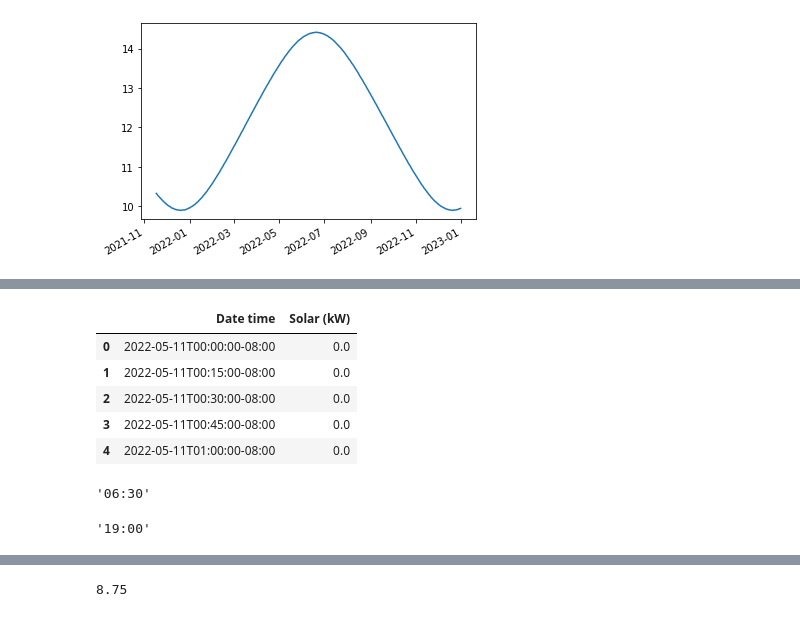
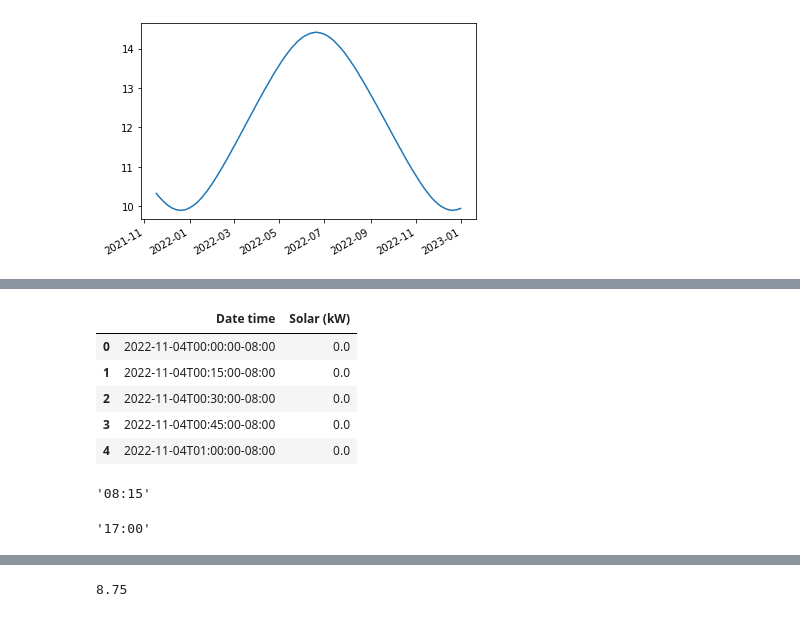
Before and after one commit to nickmccarty/solar-energy-predictor, a Jupyter notebook: notebooks/2 - analysis/b - Sunlight Duration EDA.ipynb, the cells around one changed output, grey strips where cells are left out. Cells and saved outputs as stored; diff of their text form; code cells hidden in the pictures.

Commit message:
commented code finally

```diff
--- a/notebooks/2 - analysis/b - Sunlight Duration EDA.ipynb
+++ b/notebooks/2 - analysis/b - Sunlight Duration EDA.ipynb
@@ -73,25 +96,35 @@ Name: 2022-11-04 00:00:00, dtype: object
 # %%
-spot_check_11_4_2022 = pd.read_csv('https://gist.githubusercontent.com/nickmccarty/06d8a3bffa6c5511261ea0213faa06b3/raw/934c91f1469a4c7d0d1ce744a0c1840b1c792967/gistfile1.txt', sep='\t')
-spot_check_5_11_2022 = pd.read_csv('https://gist.githubusercontent.com/nickmccarty/f41939563ec8402b685a1b6738e1bb0b/raw/127bbfba99ceaa73a5f489f1eeacfbc59b55564f/gistfile1.txt', sep='\t')
-spot_check_11_17_2021 = pd.read_csv('https://gist.githubusercontent.com/nickmccarty/1bff533269b24d51f97d46f9e09f816e/raw/c841a38502937d5cfd72e65d4ca4f55677483116/gistfile1.txt', sep='\t')
-solar_spot_check = spot_check_5_11_2022
+# Pulling in a few days of solar data to use as a way to evaluate the difference between
+# the recorded daylength and the total number of hours per day that the solar panels are
+# collecting/generating energy
+
+solar_data_11_4_2022 = pd.read_csv('https://gist.githubusercontent.com/nickmccarty/06d8a3bffa6c5511261ea0213faa06b3/raw/934c91f1469a4c7d0d1ce744a0c1840b1c792967/gistfile1.txt', sep='\t')
+solar_data_5_11_2022 = pd.read_csv('https://gist.githubusercontent.com/nickmccarty/f41939563ec8402b685a1b6738e1bb0b/raw/127bbfba99ceaa73a5f489f1eeacfbc59b55564f/gistfile1.txt', sep='\t')
+solar_data_11_17_2021 = pd.read_csv('https://gist.githubusercontent.com/nickmccarty/1bff533269b24d51f97d46f9e09f816e/raw/c841a38502937d5cfd72e65d4ca4f55677483116/gistfile1.txt', sep='\t')
+
+solar_spot_check = solar_data_11_4_2022
+
 solar_spot_check.head()
 # %% [output]
 |  | Date time | Solar (kW) |
-| 0 | 2022-05-11T00:00:00-08:00 | 0.0 |
-| 1 | 2022-05-11T00:15:00-08:00 | 0.0 |
-| 2 | 2022-05-11T00:30:00-08:00 | 0.0 |
-| 3 | 2022-05-11T00:45:00-08:00 | 0.0 |
-| 4 | 2022-05-11T01:00:00-08:00 | 0.0 |
+| 0 | 2022-11-04T00:00:00-08:00 | 0.0 |
+| 1 | 2022-11-04T00:15:00-08:00 | 0.0 |
+| 2 | 2022-11-04T00:30:00-08:00 | 0.0 |
+| 3 | 2022-11-04T00:45:00-08:00 | 0.0 |
+| 4 | 2022-11-04T01:00:00-08:00 | 0.0 |
 # %%
-# First time on 11-4-2022 corresponding to non-zero output for `Solar (kW)`
+# First time corresponding to non-zero output for `Solar (kW)` --
+# solar energy starts being collected/generated at this time
 
-solar_spot_check[solar_spot_check['Solar (kW)'] != 0].iloc[0][0].split('T')[1][:5]
+start_time = solar_spot_check[solar_spot_check['Solar (kW)'] != 0].iloc[0][0].split('T')[1][:5]
+start_time
 # %% [output]
-'06:30'
+'08:15'
 # %%
-# Final time on 11-4-2022 corresponding to non-zero output for `Solar (kW)`
+# Final time corresponding to non-zero output for `Solar (kW)` --
+# solar energy stops being collected/generated at this time
 
-solar_spot_check[solar_spot_check['Solar (kW)'] != 0].iloc[-1][0].split('T')[1][:5]
+end_time = solar_spot_check[solar_spot_check['Solar (kW)'] != 0].iloc[-1][0].split('T')[1][:5]
+end_time
 # %% [output]
-'19:00'
+'17:00'
```
Also changed, not shown: parts of 16 cells of this notebook, 9 other files.
